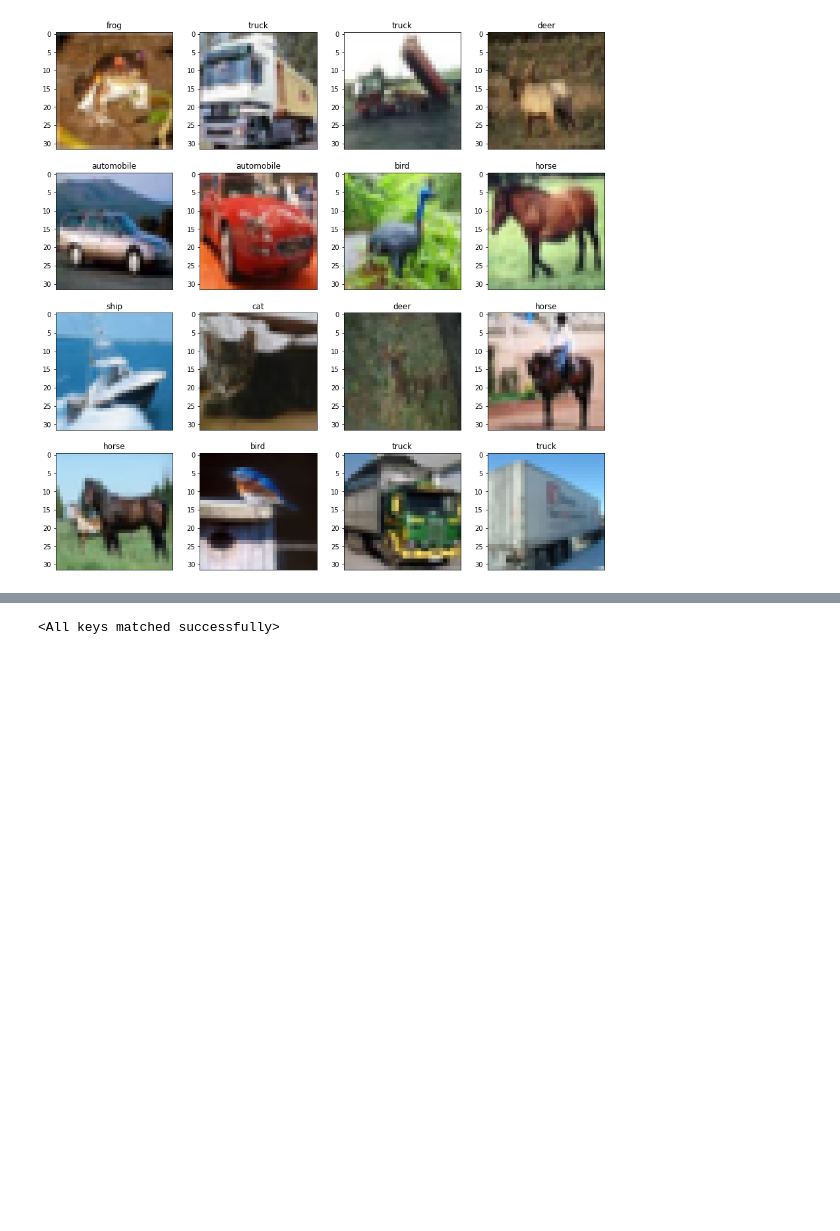
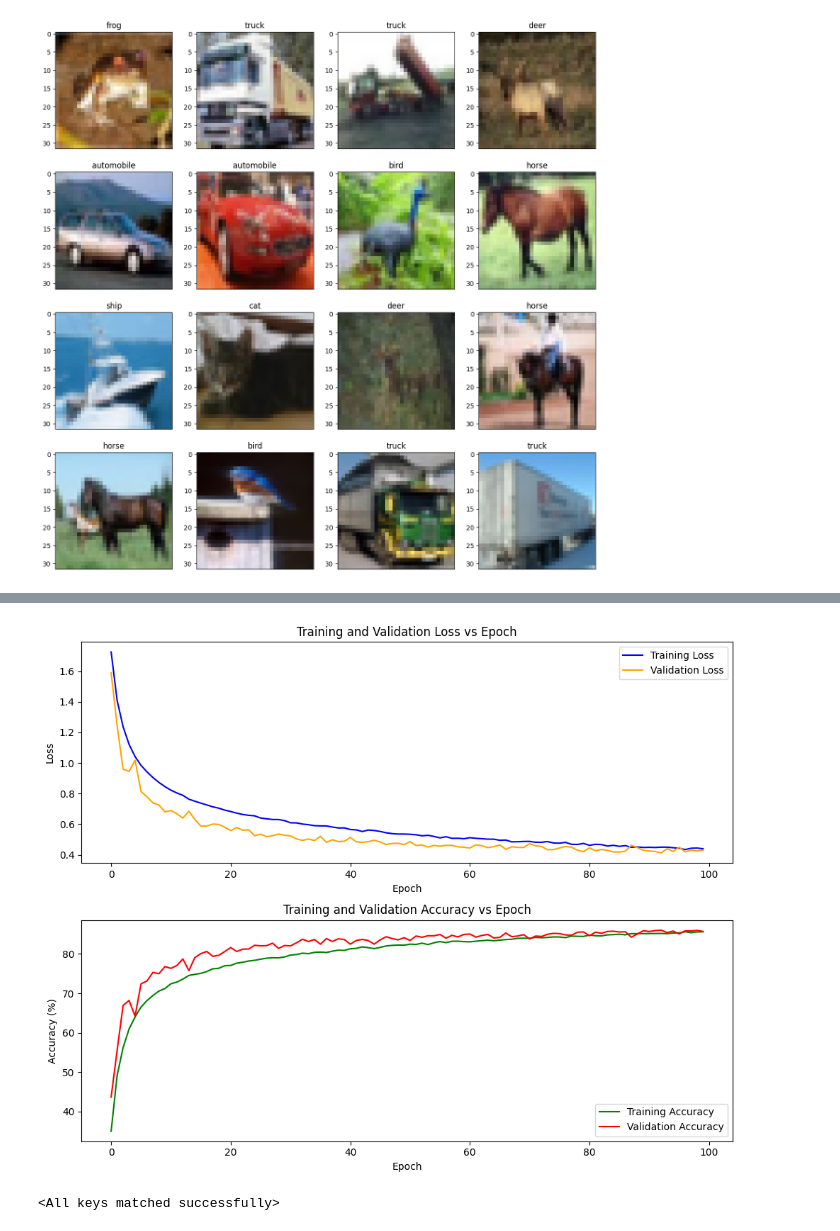
Before and after one commit to dominhkhoi2002/CIFAR-10_Practice, a Jupyter notebook: CIFAR-10.ipynb, the cells around one changed output, grey strips where cells are left out. Saved outputs shown, nothing was run; the diff lists cells and outputs as text; code cells hidden in the pictures; blank space fills up the shorter version.

Commit message:
85.7% accuracy

```diff
--- a/CIFAR-10.ipynb
+++ b/CIFAR-10.ipynb
@@ -138,7 +162,8 @@ LeNet(
 )
 # %%
 # Define the loss function and optimizer
+learning_rate = 0.001
 criterion = nn.CrossEntropyLoss()
-optimizer = torch.optim.Adam(model.parameters(), lr=0.001, weight_decay=0.0001)
+optimizer = torch.optim.Adam(model.parameters(), lr=learning_rate)
 # %%
 # Train the model
@@ -187,3 +243,29 @@ Epoch [12/20], Loss: 0.7446941137313843
+# %%
+# Plot training and validation loss
+plt.figure(figsize=(10, 8))
+
+# Subplot 1: Training and Validation Loss
+plt.subplot(2, 1, 1)
+plt.plot(train_loss_list, label='Training Loss', color='blue')
+plt.plot(val_loss_list, label='Validation Loss', color='orange')
+plt.xlabel("Epoch")
+plt.ylabel("Loss")
+plt.title("Training and Validation Loss vs Epoch")
+plt.legend()
+
+# Subplot 2: Training and Validation Accuracy
+plt.subplot(2, 1, 2)
+plt.plot(train_acc_list, label='Training Accuracy', color='green')
+plt.plot(val_acc_list, label='Validation Accuracy', color='red')
+plt.xlabel("Epoch")
+plt.ylabel("Accuracy (%)")
+plt.title("Training and Validation Accuracy vs Epoch")
+plt.legend()
+
+plt.tight_layout()
+plt.show()
+# %% [output]
+[figure, added]
 # %%
 # if model is already trained, load the model
 model.load_state_dict(torch.load('lenet_model.pth'))
```
Also changed, not shown: parts of 9 cells of this notebook, 1 other file.
